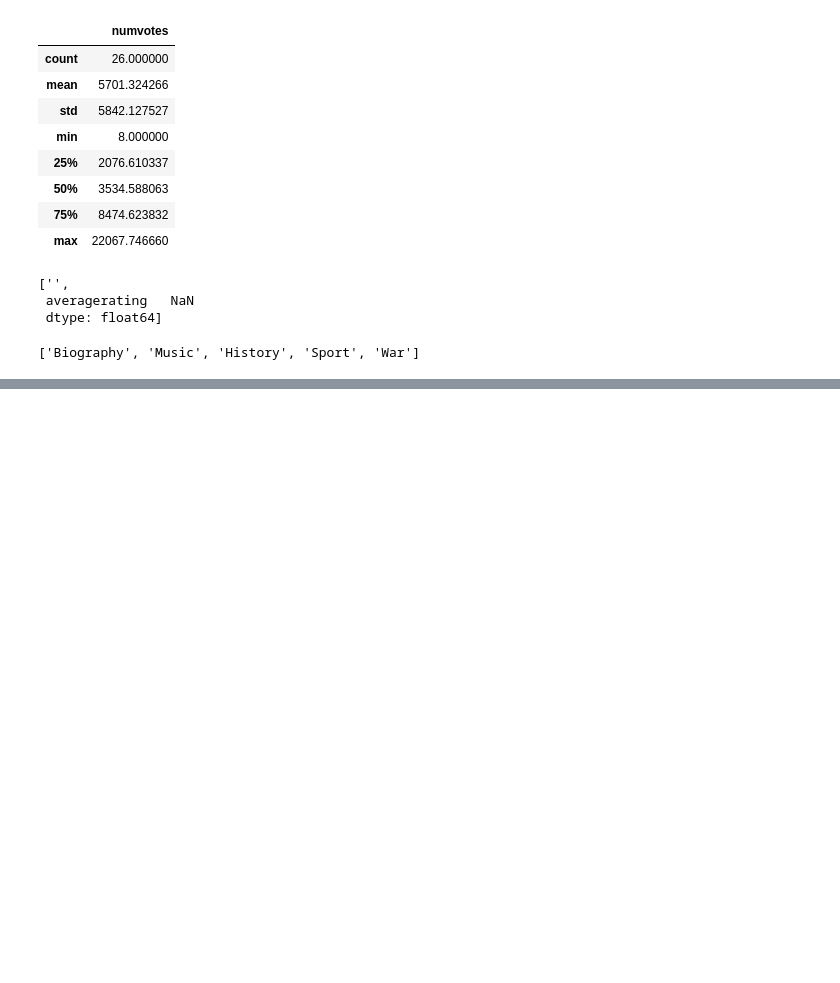
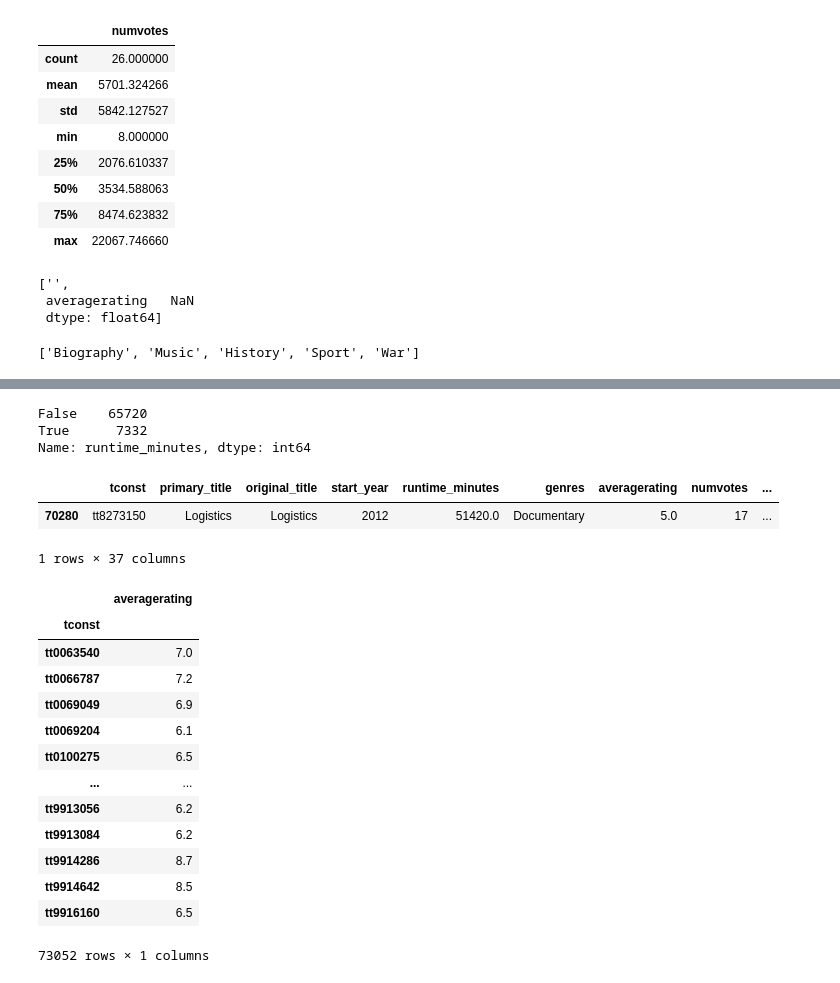
Before and after one commit to NelGen/NG-Msoft-Movie-Project, a Jupyter notebook: ScrapBook.ipynb, the cells around one changed output, grey strips where cells are left out. Drawn from its saved outputs; the diff is of its cells as text; code cells hidden in the pictures; blank space fills up the shorter version.

```diff
--- a/ScrapBook.ipynb
+++ b/ScrapBook.ipynb
@@ -263,0 +529,3 @@ tn_movie_budgets
+# %%
+for col in sub_imdb.columns:
+    print(sub_imdb[col].isna().value_counts())
@@ -683,0 +1002,29 @@ top_5_genres
+# %%
+clean_ratings['runtime_minutes'].isna().value_counts()
+# %% [output]
+False    65720
+True      7332
+Name: runtime_minutes, dtype: int64
+# %%
+clean_ratings.loc[clean_ratings['runtime_minutes']>50000]
+# %% [output]
+|  | tconst | primary_title | original_title | start_year | runtime_minutes | genres | averagerating | numvotes | ... |
+| 70280 | tt8273150 | Logistics | Logistics | 2012 | 51420.0 | Documentary | 5.0 | 17 | ... |
+1 rows × 37 columns
+# %%
+clean_ratings.loc[:,['tconst','averagerating']].groupby(by='tconst').mean()
+# %% [output]
+|  | averagerating |
+| tconst |  |
+| tt0063540 | 7.0 |
+| tt0066787 | 7.2 |
+| tt0069049 | 6.9 |
+| tt0069204 | 6.1 |
+| tt0100275 | 6.5 |
+| ... | ... |
+| tt9913056 | 6.2 |
+| tt9913084 | 6.2 |
+| tt9914286 | 8.7 |
+| tt9914642 | 8.5 |
+| tt9916160 | 6.5 |
+73052 rows × 1 columns
```
Also changed, not shown: parts of 65 cells of this notebook.
